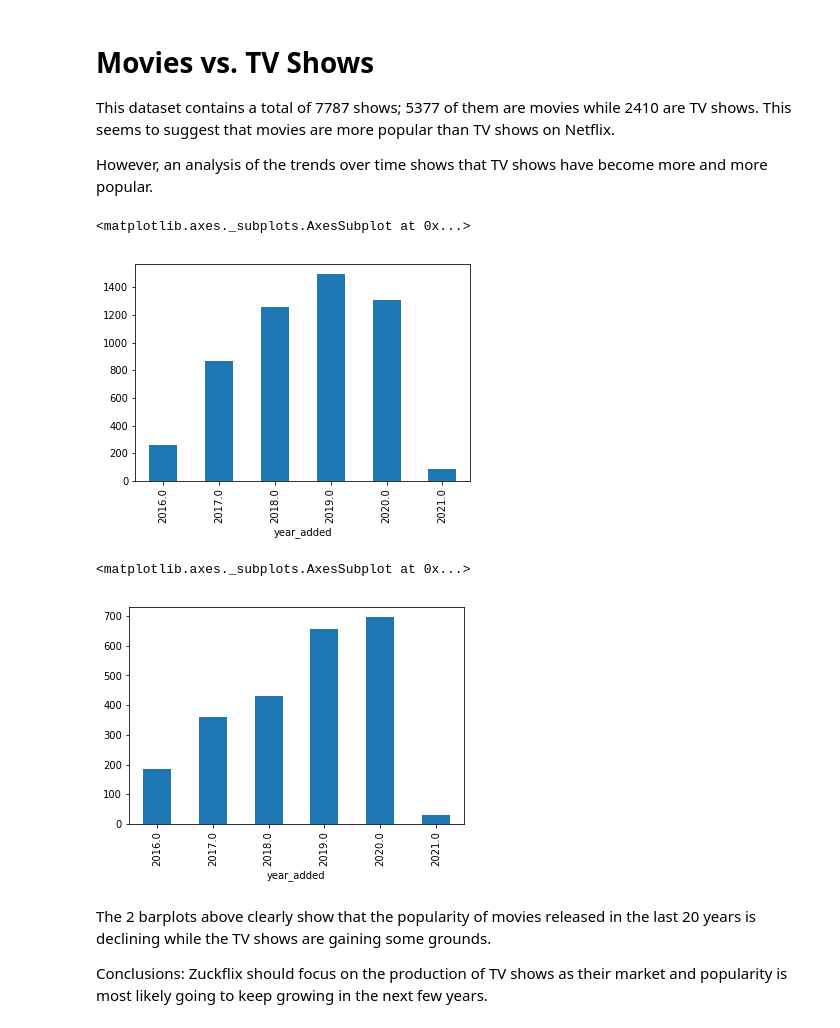
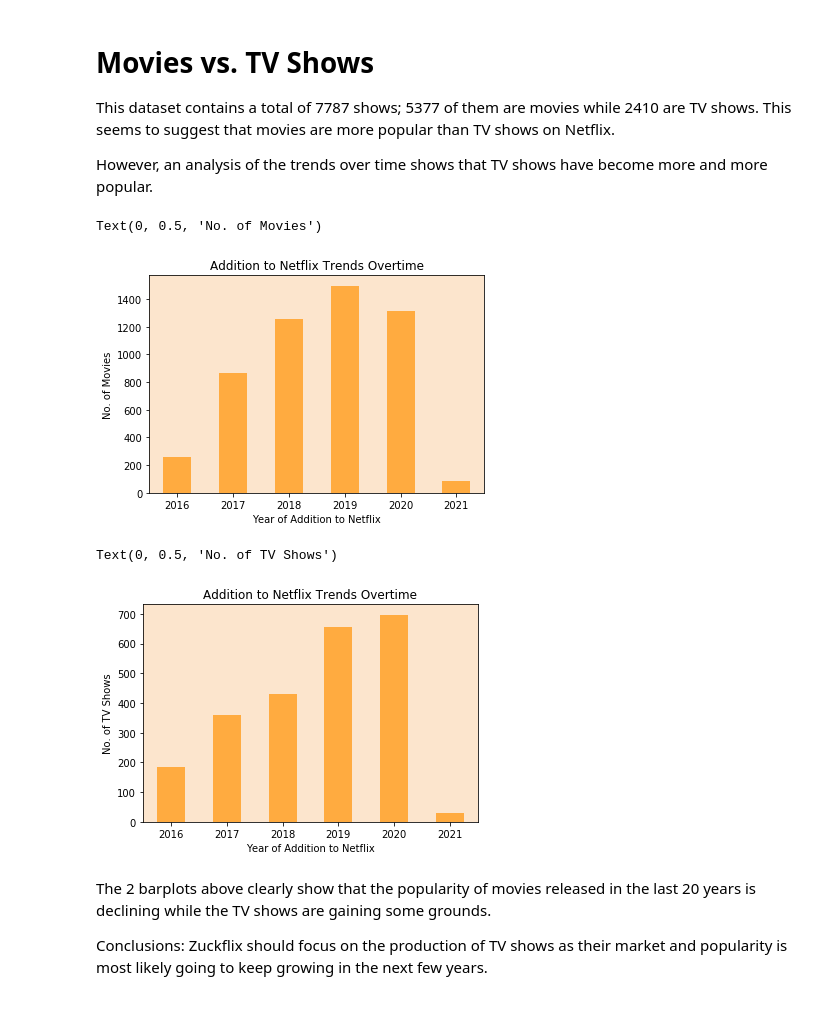
Before and after one commit to cbcobashatse/FB-Data-Challenge-2021, a Jupyter notebook: year_added_version.ipynb, the cells around one changed output. Saved outputs shown, nothing was run; the diff lists cells and outputs as text; code cells hidden in the pictures.

Commit message:
made some progress on the visualizations needed for the slides

```diff
--- a/year_added_version.ipynb
+++ b/year_added_version.ipynb
@@ -14,5 +15,5 @@ netflix_titles.head()
 | 3 | s4 | Movie | 9 | Shane Acker | Elijah Wood, John C. Reilly, Jenn... | United States | 2017-11-16 | 2009 | PG-13 | 80 min | ... |
 | 4 | s5 | Movie | 21 | Robert Luketic | Jim Sturgess, Kevin Spacey, Kate ... | United States | 2020-01-01 | 2008 | PG-13 | 123 min | ... |
 # %%
+netflix_titles = netflix_titles[netflix_titles['date_added'].notna()]
 netflix_titles['year_added'] = netflix_titles['date_added'].dt.year
-netflix_titles.head()
@@ -50,21 +32,28 @@ tv_shows = netflix_titles[netflix_titles['type'] == 'TV Show']
 This dataset contains a total of 7787 shows; 5377 of them are movies while 2410 are TV shows. This seems to suggest that movies are more popular than TV shows on Netflix.
 
 However, an analysis of the trends over time shows that TV shows have become more and more popular.
+# %%
+plt.rcParams['axes.facecolor'] = '#fce5cd'
+#axes = df.plot.bar(rot=0, subplots=True)
 # %%
 recent_movies = movies[movies['year_added'] > 2015]
 movie_trends = recent_movies.groupby('year_added')['type'].count()
-movie_trends.plot.bar(figsize=(6,4))
+movie_trends_plot = movie_trends.plot.bar(title='Addition to Netflix Trends Overtime', figsize=(6,4), rot=0, color='#ffab40')
+movie_trends_plot.set_xlabel('Year of Addition to Netflix')
+movie_trends_plot.set_ylabel('No. of Movies')
 # %% [output]
-<matplotlib.axes._subplots.AxesSubplot at 0x...>
+Text(0, 0.5, 'No. of Movies')
-[figure, old version]
+[figure, new version]
 # %%
 recent_tv_shows = tv_shows[tv_shows['year_added'] > 2015]
 tv_shows_trends = recent_tv_shows.groupby('year_added')['type'].count()
 #movie_trends.head()
-tv_shows_trends.plot.bar(figsize=(6,4))
+tv_shows_trends_plot = tv_shows_trends.plot.bar(title='Addition to Netflix Trends Overtime', figsize=(6,4), rot=0, color='#ffab40')
+tv_shows_trends_plot.set_xlabel('Year of Addition to Netflix')
+tv_shows_trends_plot.set_ylabel('No. of TV Shows')
 # %% [output]
-<matplotlib.axes._subplots.AxesSubplot at 0x...>
+Text(0, 0.5, 'No. of TV Shows')
-[figure, old version]
+[figure, new version]
 # %% [markdown]
 The 2 barplots above clearly show that the popularity of movies released in the last 20 years is declining while the TV shows are gaining some grounds.
 
```
Also changed, not shown: parts of 18 cells of this notebook, 1 other file.
